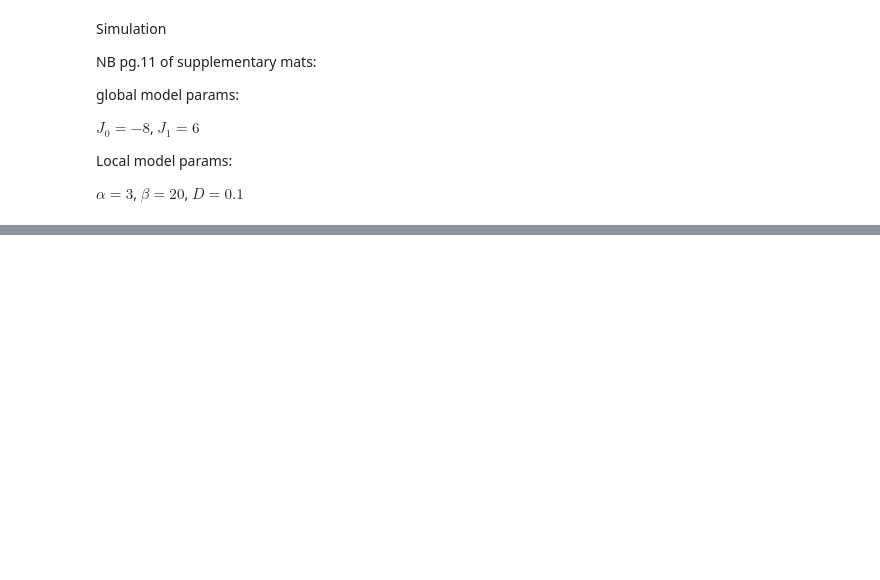
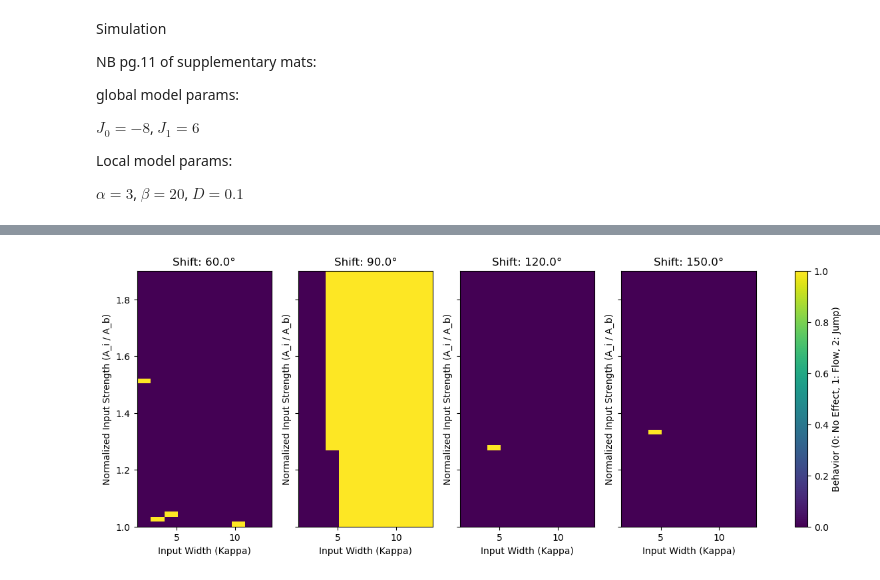
Before and after one commit to CEBangu/RingAttractor, a Jupyter notebook: python_ring/ideation.ipynb, the cells around one changed output, grey strips where cells are left out. Saved outputs shown, nothing was run; the diff lists cells and outputs as text; code cells hidden in the pictures; blank space fills up the shorter version.

Commit message:
bifurcation first pass

```diff
--- a/python_ring/ideation.ipynb
+++ b/python_ring/ideation.ipynb
@@ -207,6 +207,8 @@ mu_90 = mu_init + np.pi/2
 mu_120 = mu_init + 2*np.pi/3
 mu_150 = mu_init + 5*np.pi/6
 
+mus = [mu_60, mu_90, mu_120, mu_150]
+
 for amplitude in amplitudes:
     for kappa in kappas:
         vm = von_mises(amplitude, kappa, theta, mu_60)
@@ -324,0 +348,49 @@ x.simulate(amplitude, kappa, mu=mu_60)
+# %%
+def generate_bifurcation_diagram(model, mus, kappas, amplitudes):
+    """Generates bifurcation diagram"""
+
+    results = {}
+
+    #initialize ring attractor:
+
+    initial_ring, experiment_ring = model, model
+    initial_ring.simulate(A, kappa_init, theta, mu_init)
+    experiment_ring.simulate(A, kappa_init, theta, mu_init)
+
+    for mu in mus:
+        behaviors = np.zeros((len(kappas), len(amplitudes)))
+        for i, amplitude in enumerate(amplitudes):
+            for j, kappa in enumerate(kappas):
+                experiment_ring.simulate(amplitude=amplitude, kappa=kappa, mu=mu)
+
+                behavior = experiment_ring.analyse_jump_or_flow(mu_input=mu)
+
+                behaviors[j, i] = behavior
+
+                experiment_ring = initial_ring #reset to initial state
+
+        results[mu] = behaviors
+
+    return results
+
+
+shift_distances = mus  # 60°, 90°, 120°, 150°
+kappa_values = kappas # Input widths (concentration parameters)
+strength_values = amplitudes  # Input strengths
+
+# Generate data
+results = generate_bifurcation_diagram(LocalModel(256), mus=mus, kappas=kappas, amplitudes=amplitudes)
+
+# Plot all behaviors for each shift distance
+fig, axs = plt.subplots(1, len(shift_distances), figsize=(15, 5), sharey=True)
+for ax, (shift, behaviors) in zip(axs, results.items()):
+    im = ax.imshow(behaviors, extent=[min(kappa_values), max(kappa_values), min(strength_values), max(strength_values)],
+                   aspect='auto', origin='lower', cmap='viridis')
+    ax.set_title(f"Shift: {(shift - mu_init) * 180/np.pi:.1f}°")
+    ax.set_xlabel("Input Width (Kappa)")
+    ax.set_ylabel("Normalized Input Strength (A_i / A_b)")
+
+fig.colorbar(im, ax=axs, label="Behavior (0: No Effect, 1: Flow, 2: Jump)")
+plt.show()
+# %% [output]
+[figure, added]
```
Also changed, not shown: parts of 4 cells of this notebook.
